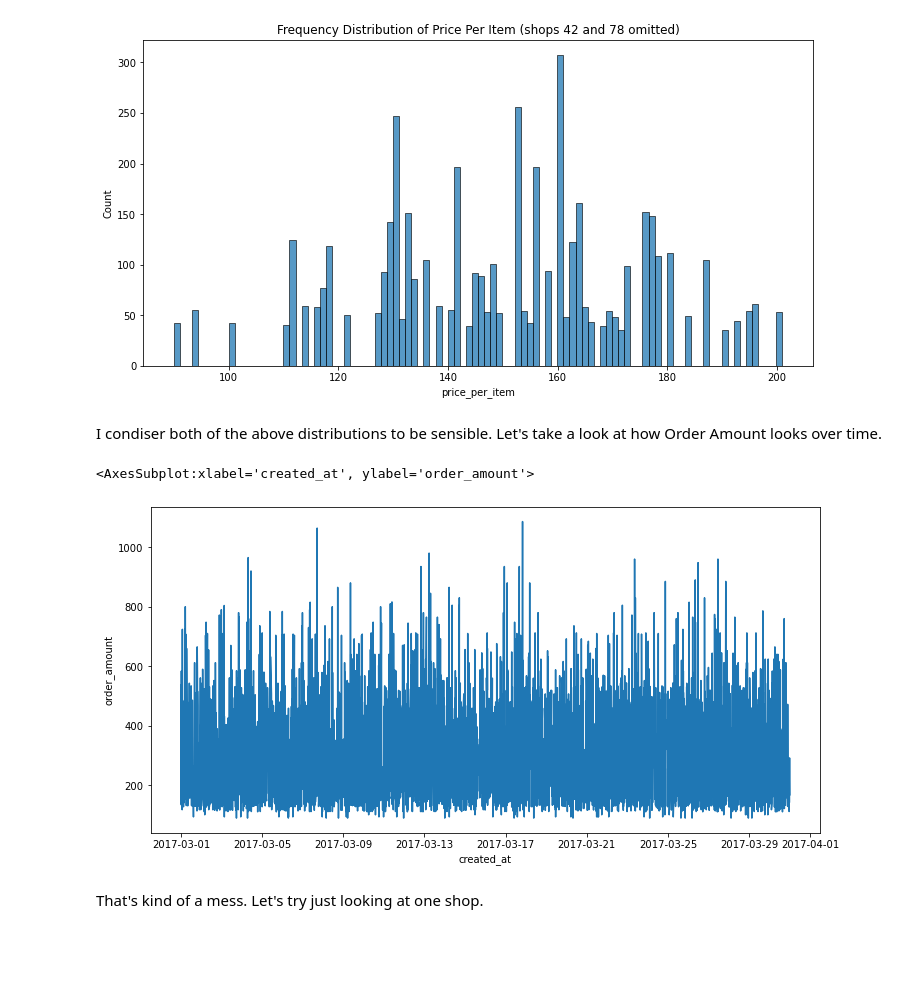
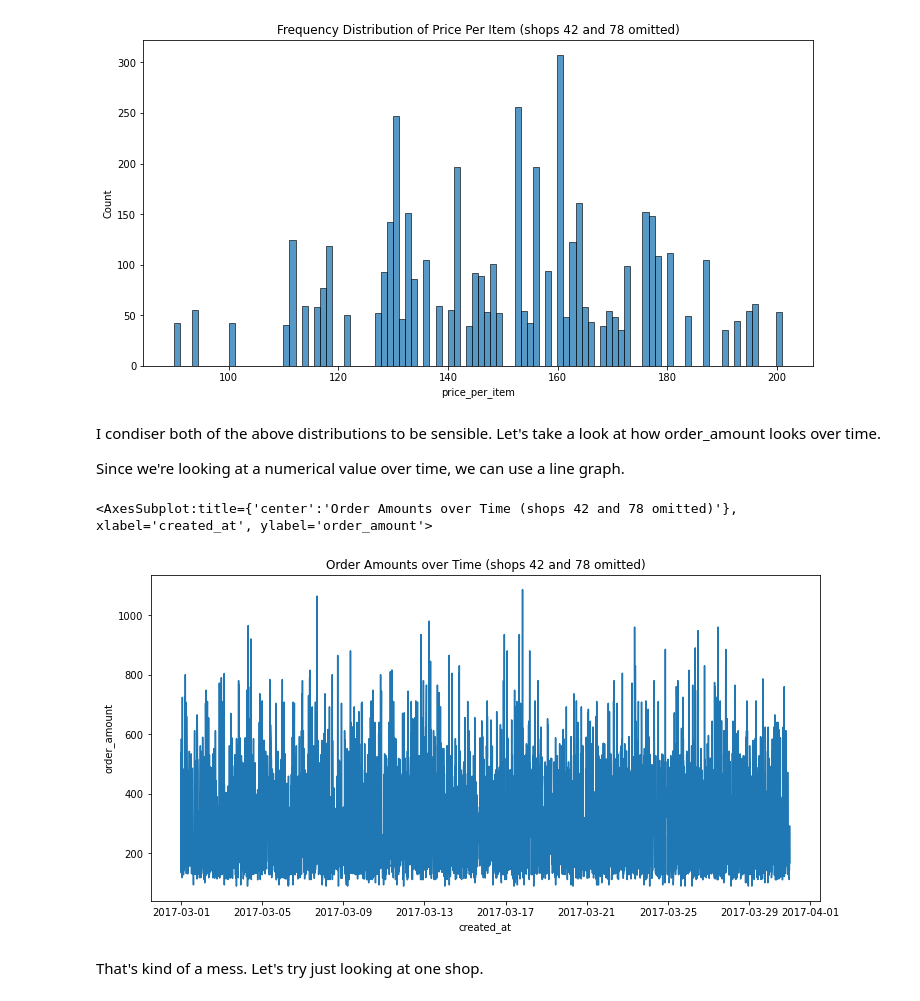
Before and after one commit to semacki2/20220511_Shopify_Project, a Jupyter notebook: spotify_project.ipynb, the cells around one changed output. Cells and saved outputs as stored; diff of their text form; code cells hidden in the pictures; blank space fills up the shorter version.

```diff
--- a/spotify_project.ipynb
+++ b/spotify_project.ipynb
@@ -309,13 +308,16 @@ sns.histplot(df_other_shops.price_per_item, bins=100, kde=False)
 <AxesSubplot:title={'center':'Frequency Distribution of Price Per Item (shops 42 and 78 omitted)'}, xlabel='price_per_item', ylabel='Count'>
 [figure]
 # %% [markdown]
-I condiser both of the above distributions to be sensible. Let's take a look at how Order Amount looks over time.
+I condiser both of the above distributions to be sensible. Let's take a look at how order_amount looks over time.
+
+Since we're looking at a numerical value over time, we can use a line graph.
 # %%
 plt.figure(figsize=(12, 6))
+plt.title("Order Amounts over Time (shops 42 and 78 omitted)")
 sns.lineplot(x='created_at', y='order_amount', data=df_other_shops)
 # %% [output]
-<AxesSubplot:xlabel='created_at', ylabel='order_amount'>
+<AxesSubplot:title={'center':'Order Amounts over Time (shops 42 and 78 omitted)'}, xlabel='created_at', ylabel='order_amount'>
-[figure, old version]
+[figure, new version]
 # %% [markdown]
 That's kind of a mess. Let's try just looking at one shop.
 # %%
```
Also changed, not shown: parts of 21 cells of this notebook.
